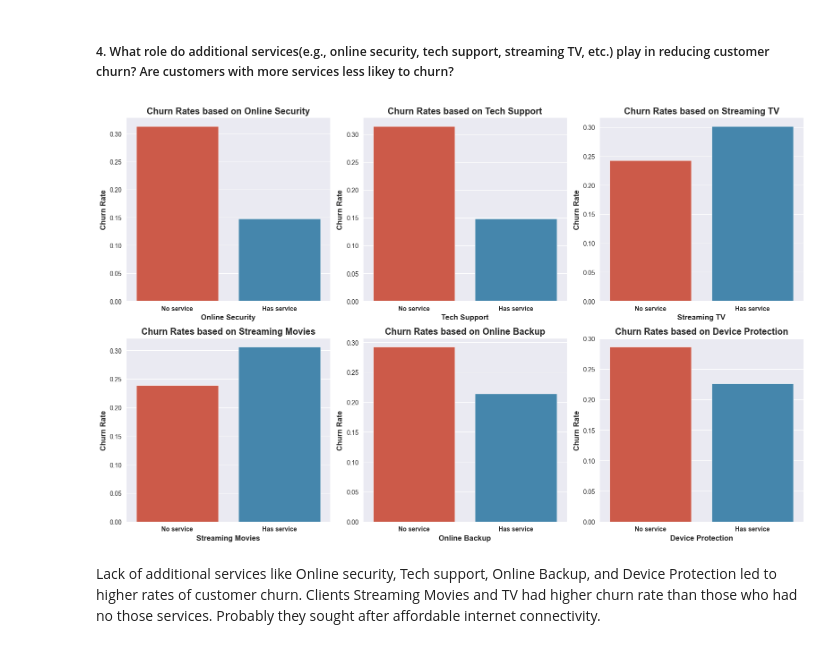
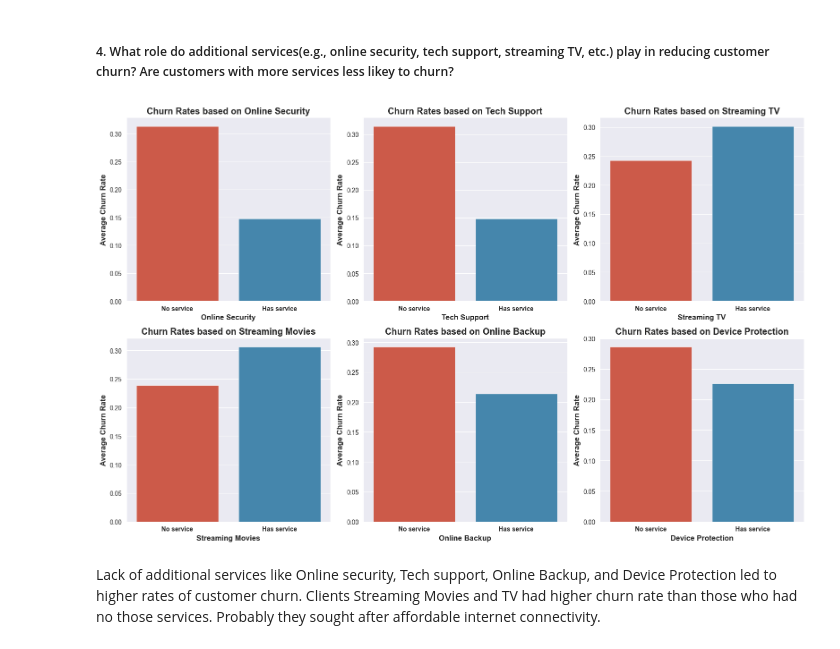
Before and after one commit to kaitany/Telecommunications-Churn-Analysis, a Jupyter notebook: Predicting_Customer_Churn.ipynb, the cells around one changed output. Saved outputs shown, nothing was run; the diff lists cells and outputs as text; code cells hidden in the pictures.

```diff
--- a/Predicting_Customer_Churn.ipynb
+++ b/Predicting_Customer_Churn.ipynb
@@ -2094,48 +2150,48 @@ plt.subplot(231)
 sns.barplot(x=churn_rates_by_OnlineSecurity.index, y=churn_rates_by_OnlineSecurity.values)
 plt.title('Churn Rates based on Online Security', weight='bold')
 plt.xlabel('Online Security', weight='bold')
-plt.ylabel('Churn Rate', weight='bold')
+plt.ylabel('Average Churn Rate', weight='bold')
 plt.xticks(weight='bold')
 
 plt.subplot(232)
 sns.barplot(x=churn_rates_by_TechSupport.index, y=churn_rates_by_TechSupport.values)
 plt.title('Churn Rates based on Tech Support', weight='bold')
 plt.xlabel('Tech Support', weight='bold')
-plt.ylabel('Churn Rate', weight='bold')
+plt.ylabel('Average Churn Rate', weight='bold')
 plt.xticks(weight='bold')
 
 plt.subplot(233)
 sns.barplot(x=churn_rates_by_StreamingTV.index, y=churn_rates_by_StreamingTV.values)
 plt.title('Churn Rates based on Streaming TV', weight='bold')
 plt.xlabel('Streaming TV', weight='bold')
-plt.ylabel('Churn Rate', weight='bold')
+plt.ylabel('Average Churn Rate', weight='bold')
 plt.xticks(weight='bold')
 
 plt.subplot(234)
 sns.barplot(x=churn_rates_by_StreamingMovies.index, y=churn_rates_by_StreamingMovies.values)
 plt.title('Churn Rates based on Streaming Movies', weight='bold')
 plt.xlabel('Streaming Movies', weight='bold')
-plt.ylabel('Churn Rate', weight='bold')
+plt.ylabel('Average Churn Rate', weight='bold')
 plt.xticks(weight='bold')
 
 plt.subplot(235)
 sns.barplot(x=churn_rates_by_OnlineBackup.index, y=churn_rates_by_OnlineBackup.values)
 plt.title('Churn Rates based on Online Backup', weight='bold')
 plt.xlabel('Online Backup', weight='bold')
-plt.ylabel('Churn Rate', weight='bold')
+plt.ylabel('Average Churn Rate', weight='bold')
 plt.xticks(weight='bold')
 
 plt.subplot(236)
 sns.barplot(x=churn_rates_by_DeviceProtection.index, y=churn_rates_by_DeviceProtection.values)
 plt.title('Churn Rates based on Device Protection', weight='bold')
 plt.xlabel('Device Protection', weight='bold')
-plt.ylabel('Churn Rate', weight='bold')
+plt.ylabel('Average Churn Rate', weight='bold')
 plt.xticks(weight='bold')
 
 plt.tight_layout()
 plt.show()
 # %% [output]
-[figure, old version]
+[figure, new version]
 # %% [markdown]
 Lack of additional services like Online security, Tech support, Online Backup, and Device Protection led to higher rates of customer churn. Clients Streaming Movies and TV had higher churn rate than those who had no those services. Probably they sought after affordable internet connectivity.
 # %% [markdown]
```
Also changed, not shown: parts of 26 cells of this notebook, 18 other files.
